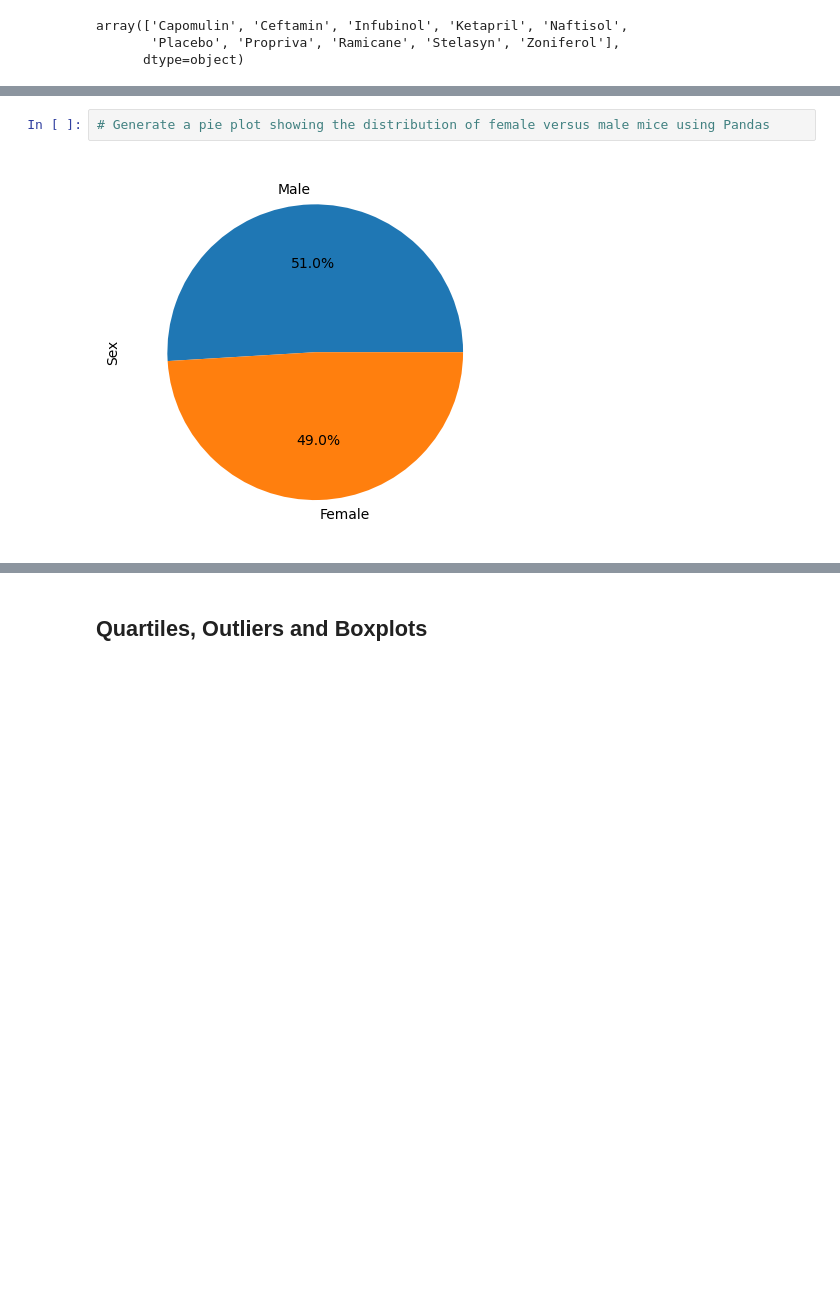
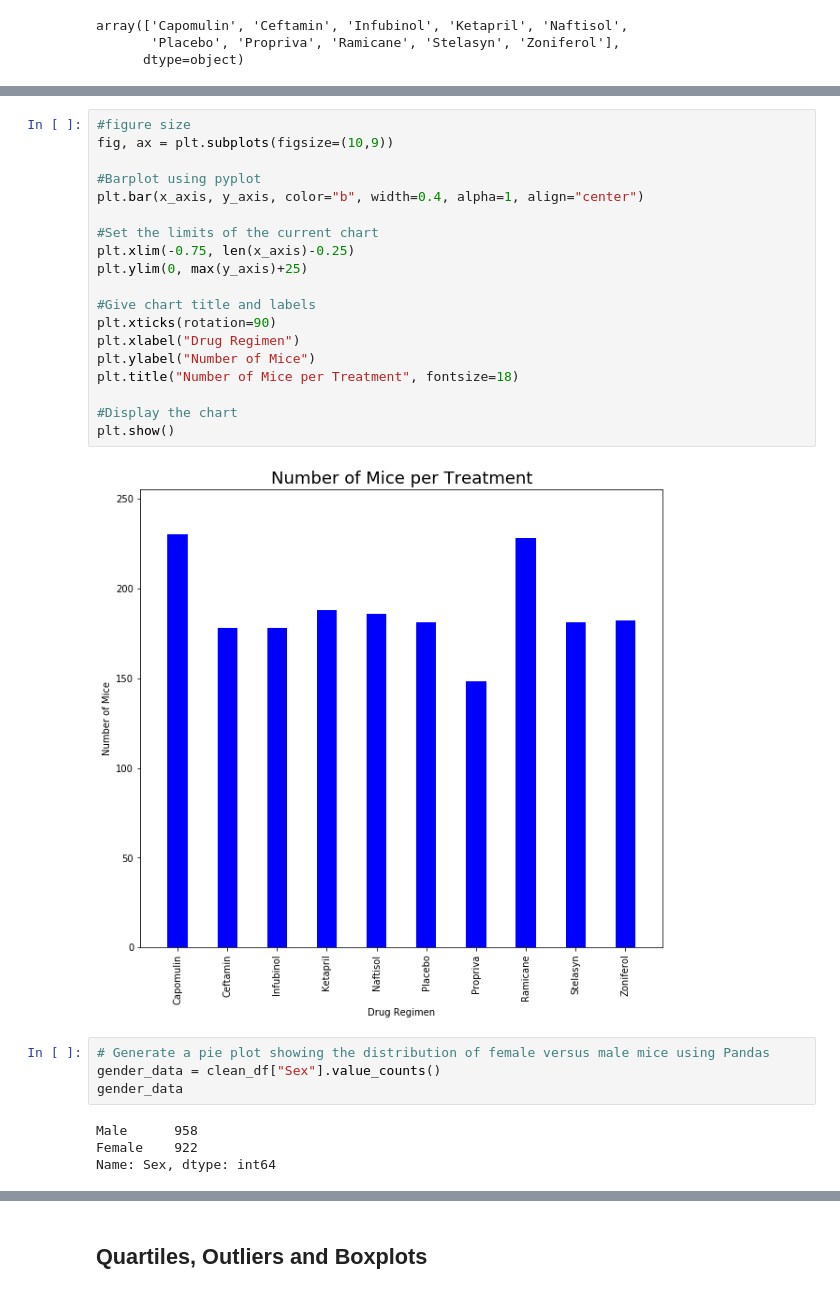
Before and after one commit to Sushil100040/Matplotlib_challenge, a Jupyter notebook: Pymaceuticals/pymaceuticals_starter.ipynb, the cells around one changed output, grey strips where cells are left out. Cells and saved outputs as stored; diff of their text form; blank space fills up the shorter version.

```diff
--- a/Pymaceuticals/pymaceuticals_starter.ipynb
+++ b/Pymaceuticals/pymaceuticals_starter.ipynb
@@ -182,4 +200,29 @@ array(['Capomulin', 'Ceftamin', 'Infubinol', 'Ketapril', 'Naftisol',
+# %%
+#figure size
+fig, ax = plt.subplots(figsize=(10,9))
+
+#Barplot using pyplot
+plt.bar(x_axis, y_axis, color="b", width=0.4, alpha=1, align="center")
+
+#Set the limits of the current chart
+plt.xlim(-0.75, len(x_axis)-0.25)
+plt.ylim(0, max(y_axis)+25)
+
+#Give chart title and labels
+plt.xticks(rotation=90)
+plt.xlabel("Drug Regimen")
+plt.ylabel("Number of Mice")
+plt.title("Number of Mice per Treatment", fontsize=18)
+
+#Display the chart
+plt.show()
+# %% [output]
+[figure, added]
 # %%
 # Generate a pie plot showing the distribution of female versus male mice using Pandas
+gender_data = clean_df["Sex"].value_counts()
+gender_data
 # %% [output]
-[figure, removed]
+Male      958
+Female    922
+Name: Sex, dtype: int64
```
Also changed, not shown: parts of 5 cells of this notebook.
